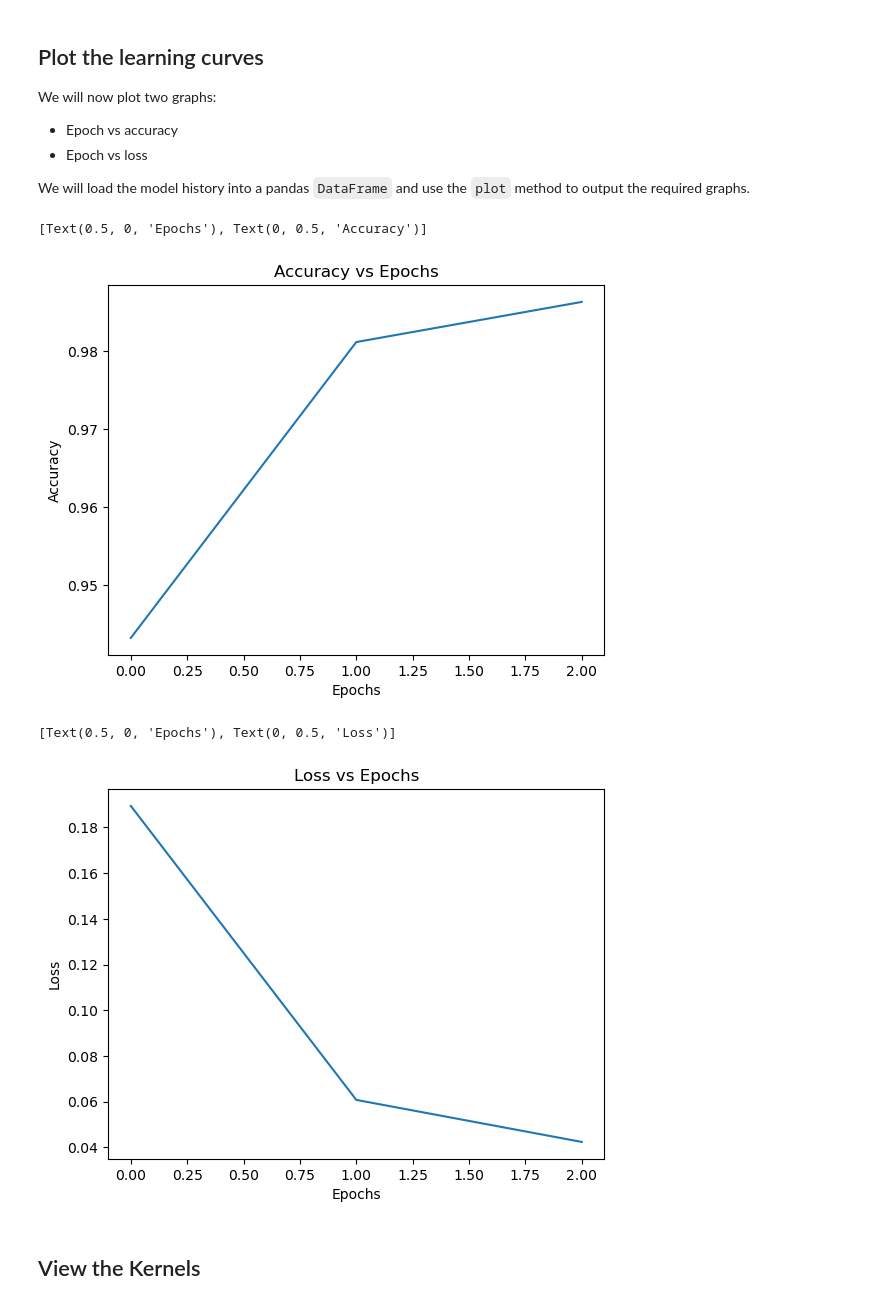
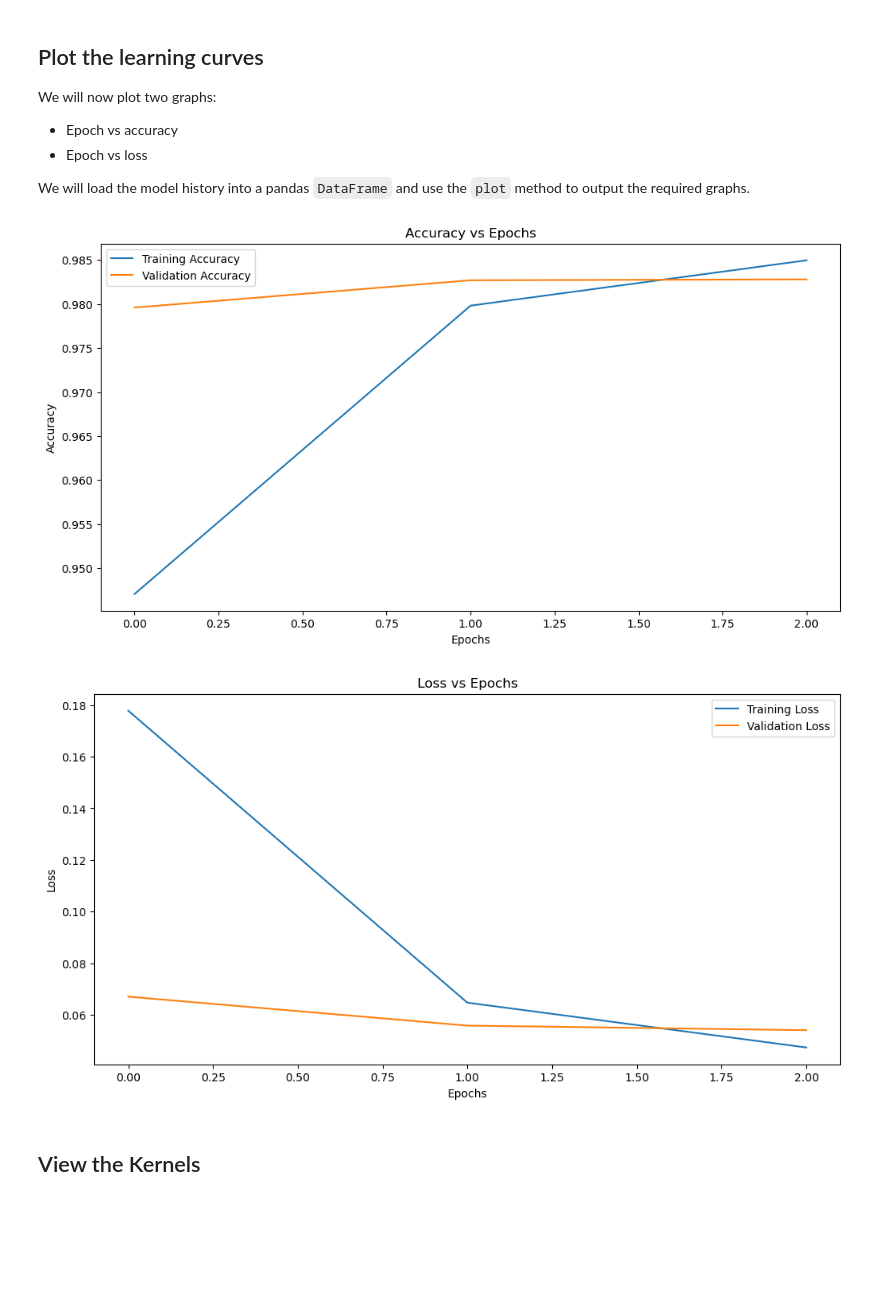
Before and after one commit to heritaco/Coursera, a Jupyter notebook: TensorFlow 2/01 Getting Started/02 The Secuential Model API/09 Numbers.ipynb, the cells around one changed output. Saved outputs shown, nothing was run; the diff lists cells and outputs as text; code cells hidden in the pictures; blank space fills up the shorter version.

```diff
--- a/TensorFlow 2/01 Getting Started/02 The Secuential Model API/08 Numbers.ipynb
+++ b/TensorFlow 2/01 Getting Started/02 The Secuential Model API/09 Numbers.ipynb
@@ -160,7 +179,7 @@ def train_model(model, scaled_train_images, train_labels):
     This function should train the model for 5 epochs on the scaled_train_images and train_labels.
     Your function should return the training history, as returned by model.fit.
     """
-    history = model.fit(scaled_train_images, train_labels, epochs=3)
+    history = model.fit(scaled_train_images, train_labels, epochs=3, validation_data=(scaled_test_images, test_labels))
     return history
 # %%
 # Run your function to train the model
@@ -187,20 +219,28 @@ We will load the model history into a pandas `DataFrame` and use the `plot` meth
 frame = pd.DataFrame(history.history)
 # %%
 # Run this cell to make the Accuracy vs Epochs plot
-
-acc_plot = frame.plot(y="accuracy", title="Accuracy vs Epochs", legend=False)
-acc_plot.set(xlabel="Epochs", ylabel="Accuracy")
+plt.figure(figsize=(12, 6))
+plt.plot(frame['accuracy'], label='Training Accuracy')
+plt.plot(frame['val_accuracy'], label='Validation Accuracy')
+plt.title("Accuracy vs Epochs")
+plt.xlabel("Epochs")
+plt.ylabel("Accuracy")
+plt.legend()
+plt.show()
 # %% [output]
-[Text(0.5, 0, 'Epochs'), Text(0, 0.5, 'Accuracy')]
-[figure, old version]
+[figure, new version]
 # %%
 # Run this cell to make the Loss vs Epochs plot
-
-acc_plot = frame.plot(y="loss", title = "Loss vs Epochs",legend=False)
-acc_plot.set(xlabel="Epochs", ylabel="Loss")
+plt.figure(figsize=(12, 6))
+plt.plot(frame['loss'], label='Training Loss')
+plt.plot(frame['val_loss'], label='Validation Loss')
+plt.title("Loss vs Epochs")
+plt.xlabel("Epochs")
+plt.ylabel("Loss")
+plt.legend()
+plt.show()
 # %% [output]
-[Text(0.5, 0, 'Epochs'), Text(0, 0.5, 'Loss')]
-[figure, old version]
+[figure, new version]
 # %% [markdown]
 ## View the Kernels
 # %%
```
Also changed, not shown: parts of 5 cells of this notebook, 6 other files.
